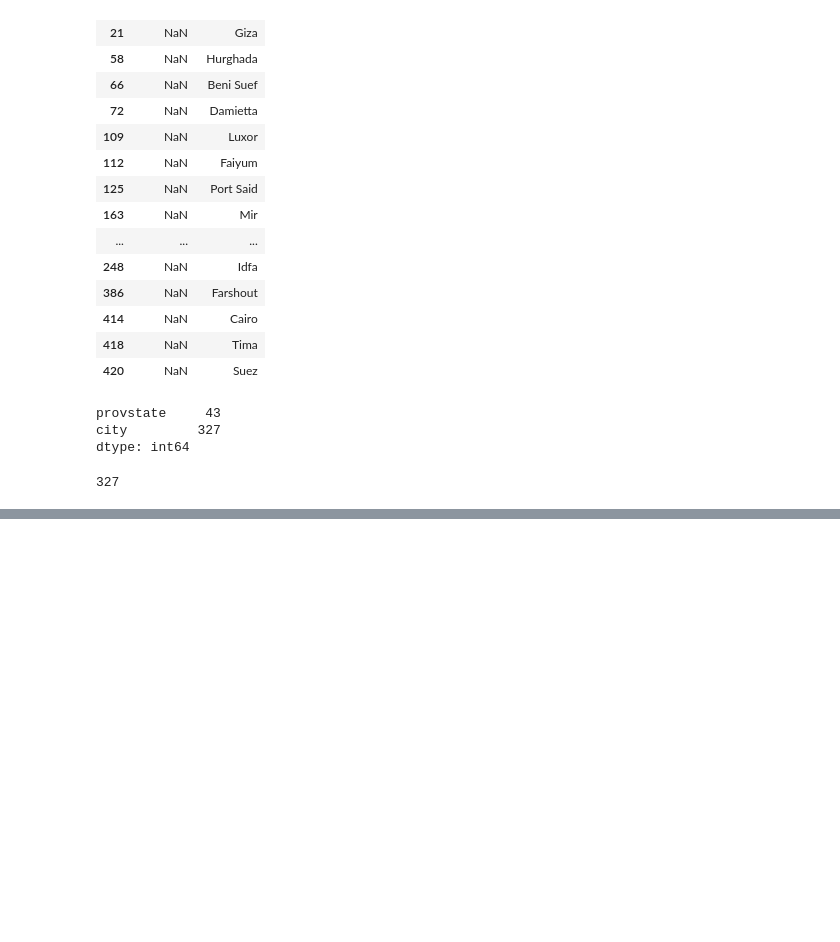
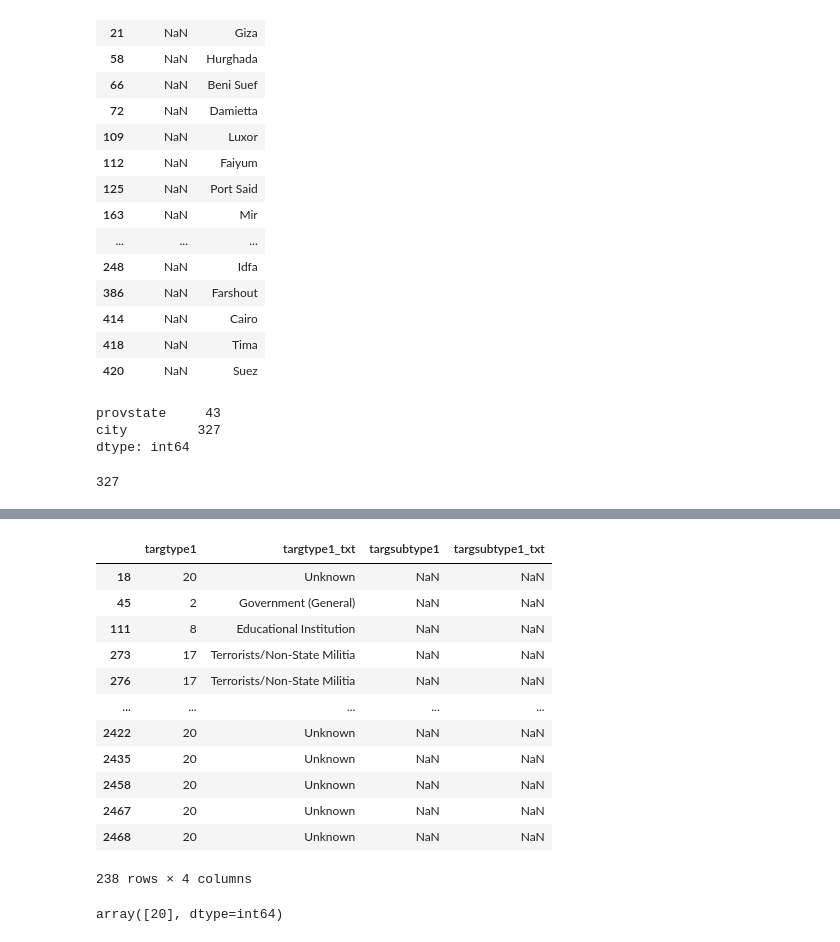
Before and after one commit to Daniel870801/Egypt_terrorism_dataset, a Jupyter notebook: Data cleaning.ipynb, the cells around one changed output, grey strips where cells are left out. Drawn from its saved outputs; the diff is of its cells as text; code cells hidden in the pictures; blank space fills up the shorter version.

```diff
--- a/Data cleaning.ipynb
+++ b/Data cleaning.ipynb
@@ -88,0 +108,6 @@ len(dict_city)
+# %%
+#4 keys are missing, we will add them manually and update our dictionary
+dict_city2={'Mir':'Asyut','Abu Mawas':'Minya','Izbat Sayk Basha':'Al Sharqia','Idfa':'Sohag'}
+dict_city.update(dict_city2)
+# %%
+data['provstate']=data['provstate'].fillna(data['city'].apply(lambda x: dict_city.get(x)))
@@ -88,0 +133,3 @@ len(dict_city)
+# %%
+#The city is Al Hasna, let's fill it manually
+data['city']=data['city'].fillna(value='Al Hasna')
@@ -88,0 +171,5 @@ len(dict_city)
+# %%
+#Even the cities are unknown. However, we don't know for sure it will prevent us from analyzing the dataset. We should maybe first
+#replace with "0" before analyzing locations
+
+data[['latitude','longitude']]=data[['latitude','longitude']].fillna(value=0)
@@ -88,0 +187,21 @@ len(dict_city)
+# %%
+#Let's check targsubtype1 and targsubtype1_txt
+data.loc[data.targsubtype1.isna()==True][['targtype1','targtype1_txt','targsubtype1','targsubtype1_txt']]
+# %% [output]
+|  | targtype1 | targtype1_txt | targsubtype1 | targsubtype1_txt |
+| 18 | 20 | Unknown | NaN | NaN |
+| 45 | 2 | Government (General) | NaN | NaN |
+| 111 | 8 | Educational Institution | NaN | NaN |
+| 273 | 17 | Terrorists/Non-State Militia | NaN | NaN |
+| 276 | 17 | Terrorists/Non-State Militia | NaN | NaN |
+| ... | ... | ... | ... | ... |
+| 2422 | 20 | Unknown | NaN | NaN |
+| 2435 | 20 | Unknown | NaN | NaN |
+| 2458 | 20 | Unknown | NaN | NaN |
+| 2467 | 20 | Unknown | NaN | NaN |
+| 2468 | 20 | Unknown | NaN | NaN |
+238 rows × 4 columns
+# %%
+data.loc[data.targtype1_txt=='Unknown'][['targtype1','targtype1_txt','targsubtype1','targsubtype1_txt']]['targtype1'].unique()
+# %% [output]
+array([20], dtype=int64)
```
Also changed, not shown: parts of 12 cells of this notebook.
